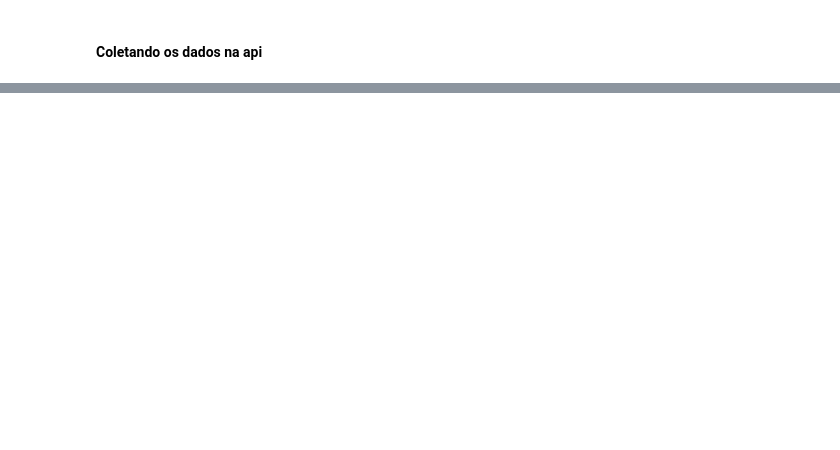
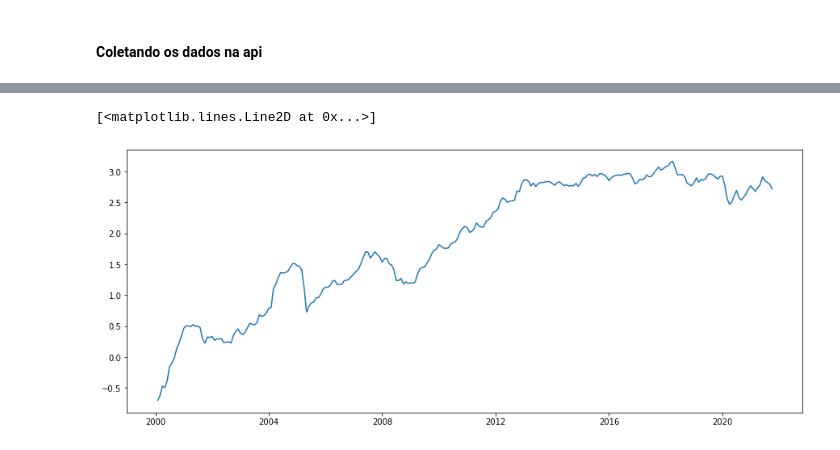
Before and after one commit to dagobertomedeiros/TCC, a Jupyter notebook: analise_financeira.ipynb, the cells around one changed output, grey strips where cells are left out. Drawn from its saved outputs; the diff is of its cells as text; code cells hidden in the pictures; blank space fills up the shorter version.

```diff
--- a/analise_financeira.ipynb
+++ b/analise_financeira.ipynb
@@ -14,3 +17,6 @@ sheet = pd.read_excel('EMPRESAS_B3_09-07-21.xlsx', sheet_name='Página1')
 # %%
 list_df = []
 list_error = []
+# %%
+tikers = sheet['TICK_API']
+len(tikers)
@@ -17,12 +25,13 @@ list_error = []
 # %% [markdown]
 #### Coletando os dados na api
 # %%
-for i in range(0, 30): #len(sheet)):
+for i in range(0, 40): #len(sheet)):
     try:
-        list_df.append(wb.get_data_yahoo(sheet['TICK_API'][i], start='2000-1-1', interval="m"))
-        list_df[i]['Ticker'] = sheet['TICK_API'][i]
+        list_df.append(wb.get_data_yahoo(str(tikers[i]), start='2000-1-1', interval="m"))
+        list_df[len(list_df)-1]['Ticker'] = tikers[i]
     except:
-        list_error.append(sheet['TICK_API'][i])
+        list_error.append(tikers[i])
+        pass
 # %%
 #removendo valores zerados e ausentes
 for i in range(0, len(list_df)):
@@ -70,0 +74,2 @@ df_concat.tail(20)
+# %%
+y = list_df[2]['Avg']
@@ -70,0 +91,6 @@ df_concat.tail(20)
+# %%
+indexedDataSet_logScale = np.log(y)
+plt.plot(indexedDataSet_logScale)
+# %% [output]
+[<matplotlib.lines.Line2D at 0x...>]
+[figure, added]
```
Also changed, not shown: parts of 20 cells of this notebook.
